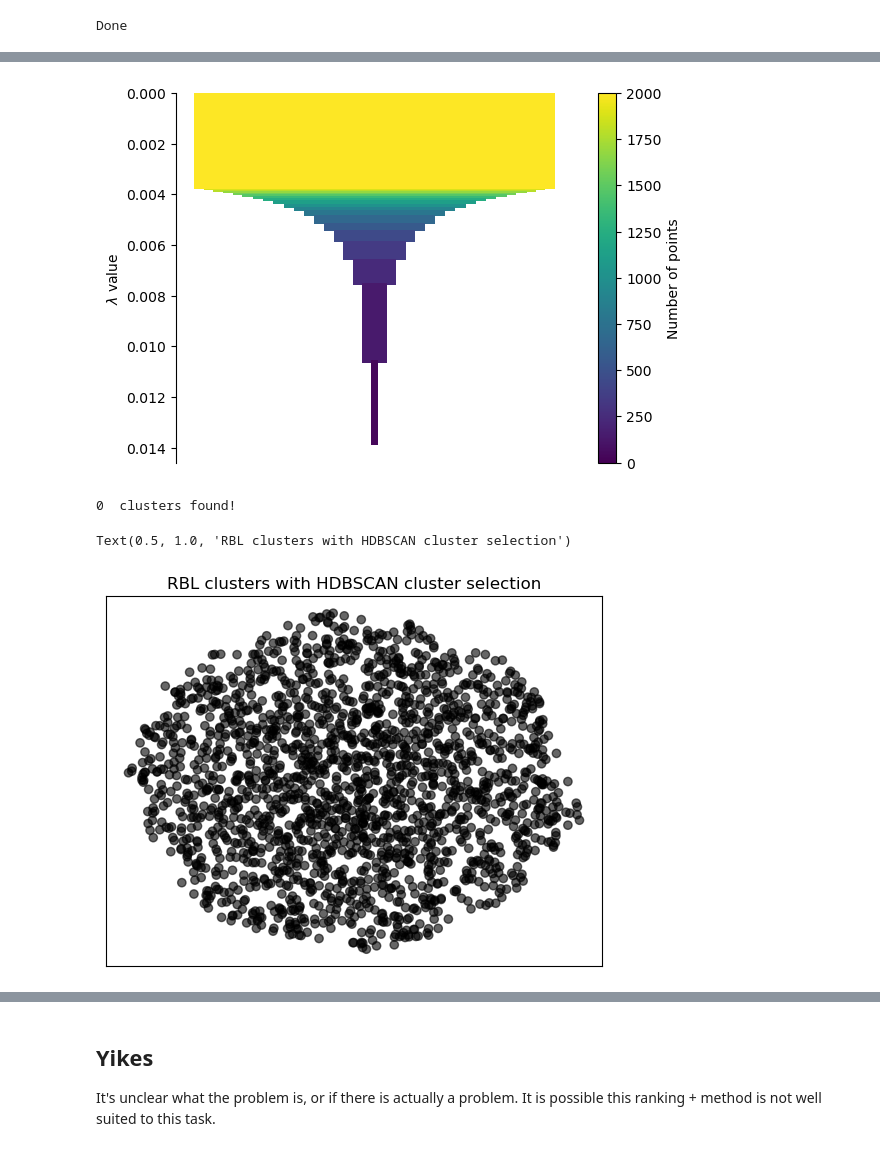
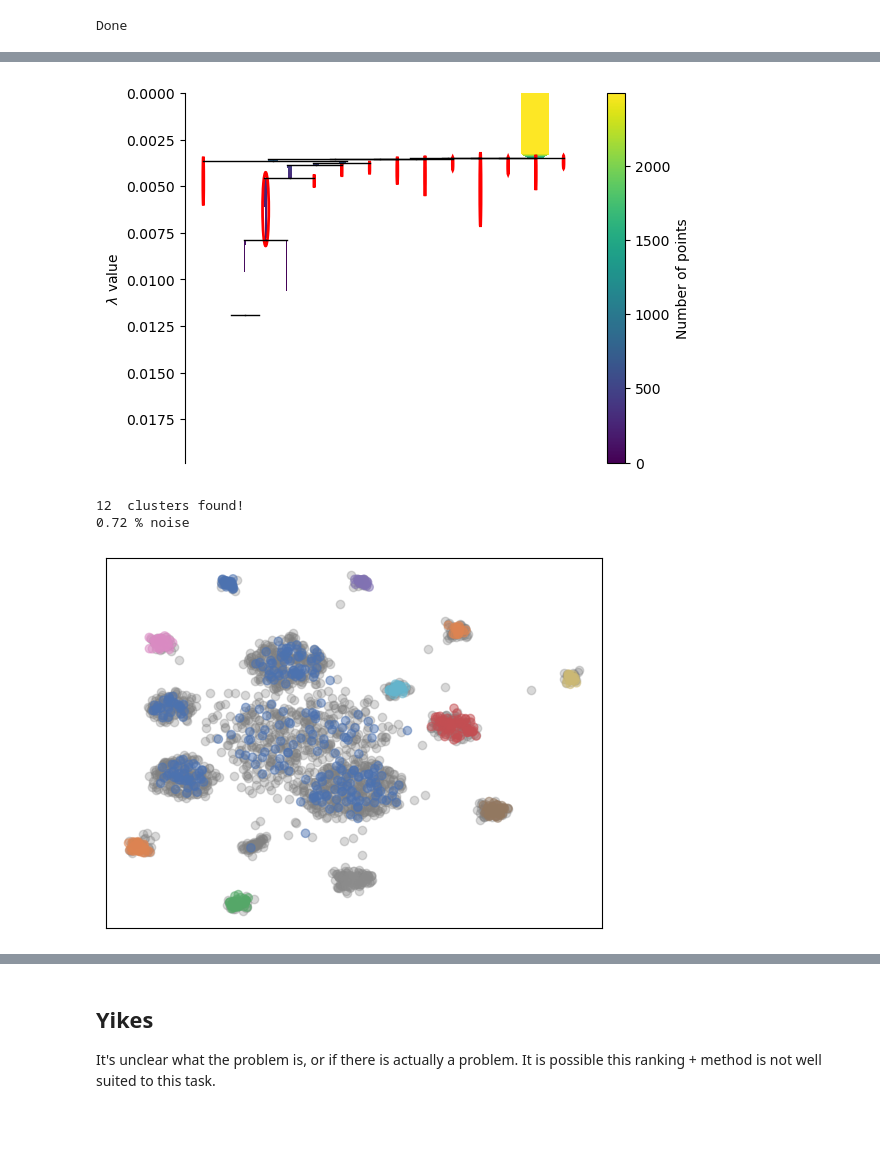
Before and after one commit to ryandewolfe33/rankbasedlinkage.py, a Jupyter notebook: notebooks/kppr_and_abcdo.ipynb, the cells around one changed output, grey strips where cells are left out. Saved outputs shown, nothing was run; the diff lists cells and outputs as text; code cells hidden in the pictures; blank space fills up the shorter version.

Commit message:
Notebook graph updates

```diff
--- a/notebooks/kppr_and_abcdo.ipynb
+++ b/notebooks/kppr_and_abcdo.ipynb
@@ -54,7 +54,7 @@ dist_graph.eliminate_zeros()
 dist_graph.data = np.max(dist_graph.data) + 0.001 - dist_graph.data
 
 # Embed into 2d for plotting
-data = umap.UMAP(metric="precomputed", n_neighbors=15).fit_transform(dist_graph)
+data = umap.UMAP(metric="precomputed", n_neighbors=19).fit_transform(dist_graph)
 # %% [output]
 Rank graph has 1 components
 # %%
@@ -139,29 +143,33 @@ condensed_tree = hdbscan._hdbscan_tree.condense_tree(single_linkage_tree, min_cl
 cdt = hdbscan.plots.CondensedTree(condensed_tree, cluster_selection_method=cluster_selection_method)
 ax = cdt.plot(select_clusters=True, selection_palette=sns.color_palette())
 # %% [output]
-[figure, old version]
+[figure, new version]
 # %%
 stability_dict = hdbscan._hdbscan_tree.compute_stability(condensed_tree)
 predict, probabilities, stabilities = hdbscan._hdbscan_tree.get_clusters(
     condensed_tree,
     stability_dict,
     cluster_selection_method=cluster_selection_method,
     )
 
 #predict = sn.topology.get_connected_components(linkage.linkage)
 print(np.max(predict)+1, " clusters found!")
+print(round(np.sum(predict == -1)/len(predict),2) , "% noise")
 
 palette = sns.color_palette("deep", np.unique(predict).max() + 1)
-colors = [palette[x] if x >= 0 else (0.0, 0.0, 0.0) for x in predict]
-plt.scatter(data.T[0], data.T[1], c=colors, alpha=0.6)
+colors = [palette[x] if x >= 0 else (0.0, 0.0, 0.0) for x in predict[predict > -1]]
+
+plt.scatter(data[predict == -1].T[0], data[predict==-1].T[1], color="grey", alpha=0.3)
+plt.scatter(data[predict > -1].T[0], data[predict > -1].T[1], c=colors, alpha=0.5)
+
 frame = plt.gca()
 frame.axes.get_xaxis().set_visible(False)
 frame.axes.get_yaxis().set_visible(False)
 plt.title("RBL clusters with HDBSCAN cluster selection")
 # %% [output]
-0  clusters found!
+12  clusters found!
+0.72 % noise
-Text(0.5, 1.0, 'RBL clusters with HDBSCAN cluster selection')
-[figure, old version]
+[figure, new version]
 # %%
 # Suggested clusters
 predict = linkage.predict()
```
Also changed, not shown: parts of 6 cells of this notebook, 1 other file.
